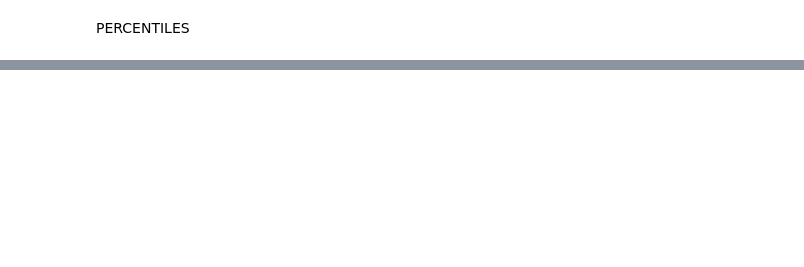
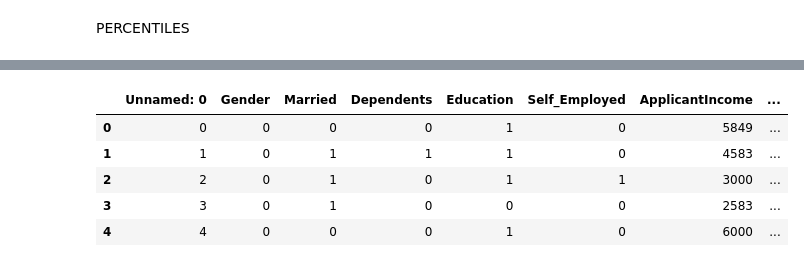
Before and after one commit to LeratoTheko/Motz-Loan-Prediction, a Jupyter notebook: group assignment.ipynb, the cells around one changed output, grey strips where cells are left out. Cells and saved outputs as stored; diff of their text form; code cells hidden in the pictures; blank space fills up the shorter version.

```diff
--- a/group assignment.ipynb
+++ b/group assignment.ipynb
@@ -731,0 +869,9 @@ Users should manage prebuilt extensions with package managers like pip and conda
+# %%
+df.head()
+# %% [output]
+|  | Unnamed: 0 | Gender | Married | Dependents | Education | Self_Employed | ApplicantIncome | ... |
+| 0 | 0 | 0 | 0 | 0 | 1 | 0 | 5849 | ... |
+| 1 | 1 | 0 | 1 | 1 | 1 | 0 | 4583 | ... |
+| 2 | 2 | 0 | 1 | 0 | 1 | 1 | 3000 | ... |
+| 3 | 3 | 0 | 1 | 0 | 0 | 0 | 2583 | ... |
+| 4 | 4 | 0 | 0 | 0 | 1 | 0 | 6000 | ... |
```
Also changed, not shown: parts of 21 cells of this notebook, 10 other files.
